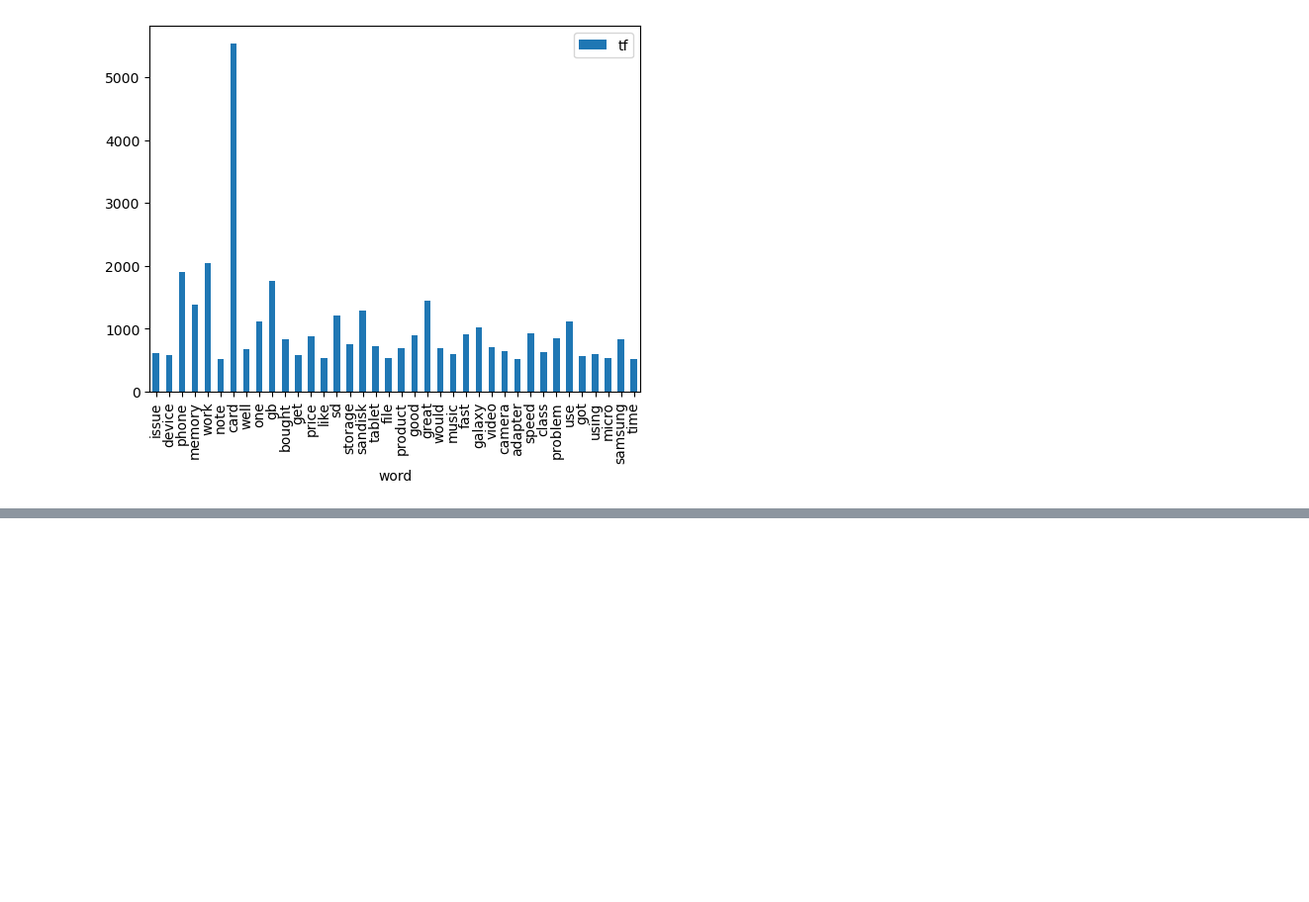
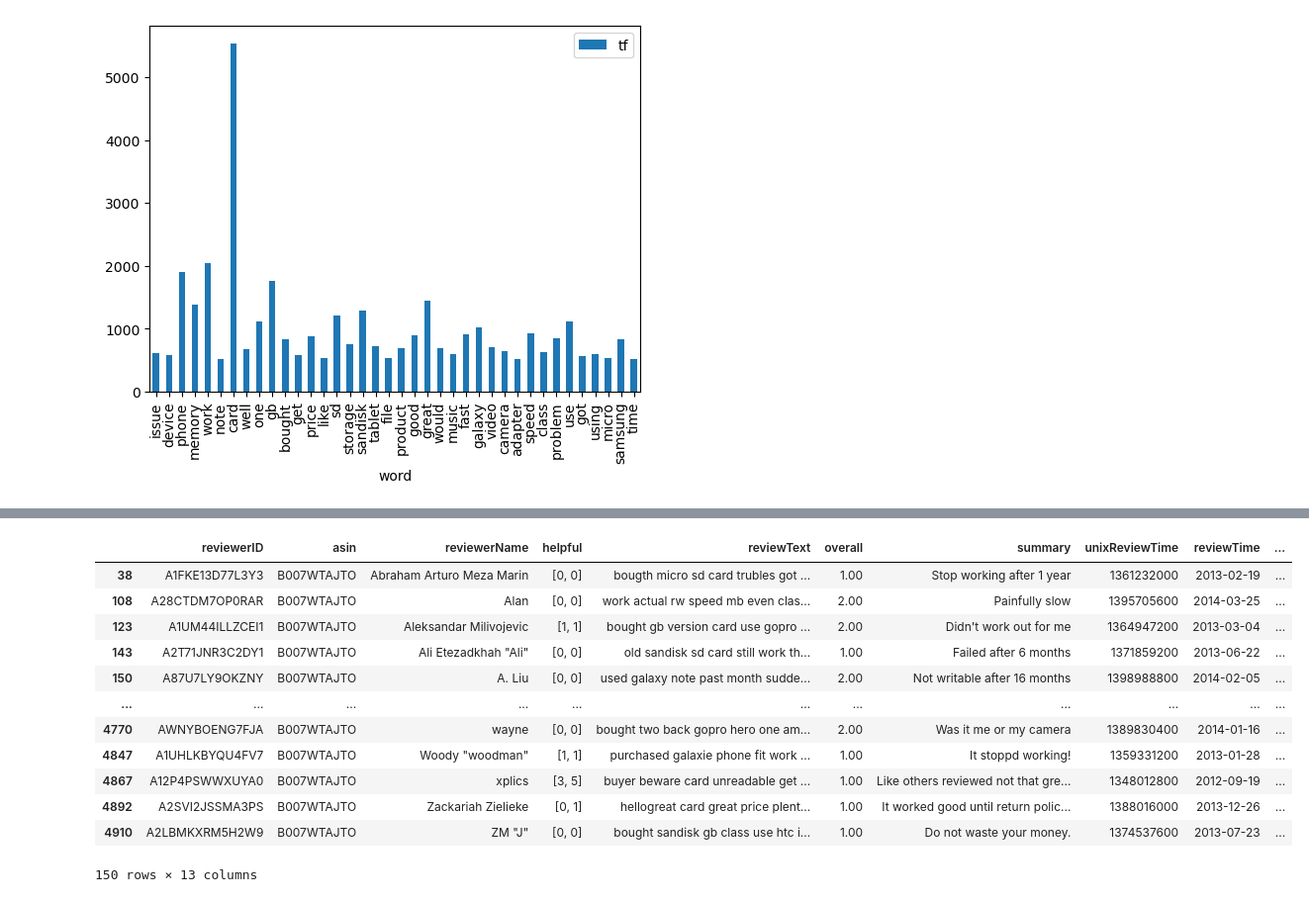
Before and after one commit to anilcemalyasar/NLP101, a Jupyter notebook: nlp_intro.ipynb, the cells around one changed output, grey strips where cells are left out. Shown at 99% size. Cells and saved outputs as stored; diff of their text form; code cells hidden in the pictures; blank space fills up the shorter version.

```diff
--- a/nlp_intro.ipynb
+++ b/nlp_intro.ipynb
@@ -399,0 +399,18 @@ anomalies = df[(df[""])]
+# %%
+anomalies = df[(df["polarity_score"] > 0) & (df["overall"] < 3)]
+# %%
+anomalies
+# %% [output]
+|  | reviewerID | asin | reviewerName | helpful | reviewText | overall | summary | unixReviewTime | reviewTime | ... |
+| 38 | A1FKE13D77L3Y3 | B007WTAJTO | Abraham Arturo Meza Marin | [0, 0] | bougth micro sd card trubles got ... | 1.00 | Stop working after 1 year | 1361232000 | 2013-02-19 | ... |
+| 108 | A28CTDM7OP0RAR | B007WTAJTO | Alan | [0, 0] | work actual rw speed mb even clas... | 2.00 | Painfully slow | 1395705600 | 2014-03-25 | ... |
+| 123 | A1UM44ILLZCEI1 | B007WTAJTO | Aleksandar Milivojevic | [1, 1] | bought gb version card use gopro ... | 2.00 | Didn't work out for me | 1364947200 | 2013-03-04 | ... |
+| 143 | A2T71JNR3C2DY1 | B007WTAJTO | Ali Etezadkhah "Ali" | [0, 0] | old sandisk sd card still work th... | 1.00 | Failed after 6 months | 1371859200 | 2013-06-22 | ... |
+| 150 | A87U7LY9OKZNY | B007WTAJTO | A. Liu | [0, 0] | used galaxy note past month sudde... | 2.00 | Not writable after 16 months | 1398988800 | 2014-02-05 | ... |
+| ... | ... | ... | ... | ... | ... | ... | ... | ... | ... | ... |
+| 4770 | AWNYBOENG7FJA | B007WTAJTO | wayne | [0, 0] | bought two back gopro hero one am... | 2.00 | Was it me or my camera | 1389830400 | 2014-01-16 | ... |
+| 4847 | A1UHLKBYQU4FV7 | B007WTAJTO | Woody "woodman" | [1, 1] | purchased galaxie phone fit work ... | 1.00 | It stoppd working! | 1359331200 | 2013-01-28 | ... |
+| 4867 | A12P4PSWWXUYA0 | B007WTAJTO | xplics | [3, 5] | buyer beware card unreadable get ... | 1.00 | Like others reviewed not that gre... | 1348012800 | 2012-09-19 | ... |
+| 4892 | A2SVI2JSSMA3PS | B007WTAJTO | Zackariah Zielieke | [0, 1] | hellogreat card great price plent... | 1.00 | It worked good until return polic... | 1388016000 | 2013-12-26 | ... |
+| 4910 | A2LBMKXRM5H2W9 | B007WTAJTO | ZM "J" | [0, 0] | bought sandisk gb class use htc i... | 1.00 | Do not waste your money. | 1374537600 | 2013-07-23 | ... |
+150 rows × 13 columns
```
Also changed, not shown: parts of 45 cells of this notebook, 1 other file.
